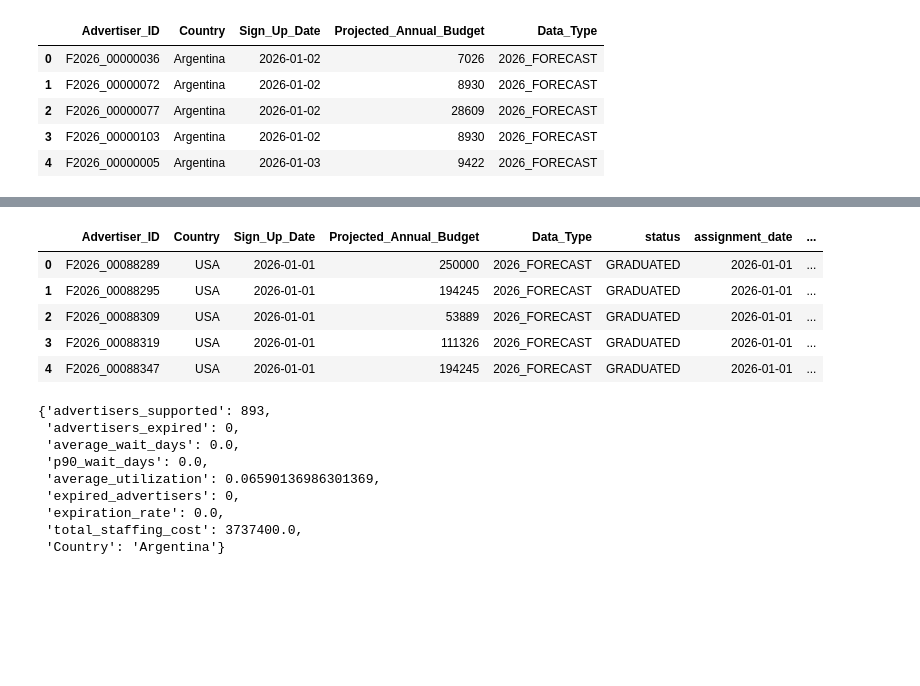
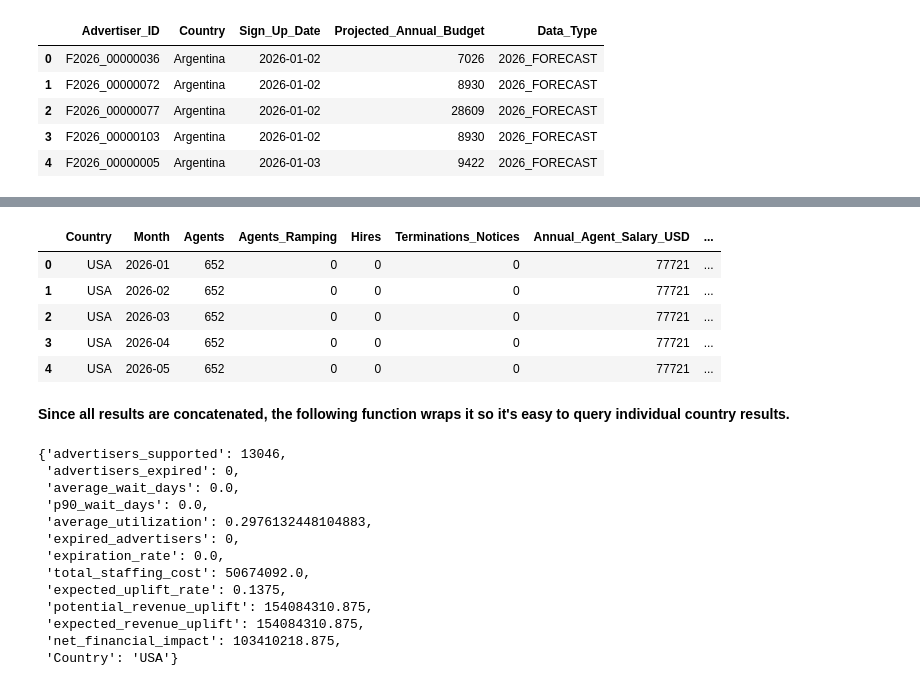
Before and after one commit to aschan12/DADS5250Hackathon, a Jupyter notebook: Hackathon_notebook.ipynb, the cells around one changed output, grey strips where cells are left out. Cells and saved outputs as stored; diff of their text form; code cells hidden in the pictures; blank space fills up the shorter version.

```diff
--- a/Hackathon_notebook.ipynb
+++ b/Hackathon_notebook.ipynb
@@ -297,17 +395,13 @@ def forecast_2026_monthly_demand(monthly_demand, min_growth=-0.20, max_growth=0.
 
         Forecast logic:
             Growth = (2025 Demand - 2024 Demand) / 2024 Demand
-
             2026 Forecast = 2025 Demand * (1 + Applied Growth)
 
-        Growth is capped to prevent extreme forecasts.
-        min_growth : float
-            Minimum allowed growth rate.
-            Default = -20%.
-
-        max_growth : float
-            Maximum allowed growth rate.
-            Default = +30%.
+        Growth is capped to prevent extreme forecasts:
+            min_growth : Minimum allowed growth rate.
+                Default = -20%.
+            max_growth : Maximum allowed growth rate.
+                Default = +30%.
 
     """
 
@@ -322,17 +416,14 @@ def forecast_2026_monthly_demand(monthly_demand, min_growth=-0.20, max_growth=0.
 
     # Final output
     forecast = monthly_demand[
-        [
-            "Country",
+        ["Country",
             "Month",
             "Month_Number",
             "Demand_2024",
             "Demand_2025",
             "Growth_Rate",
             "Applied_Growth",
-            "Forecast_2026"
-        ]
-    ].copy()
+            "Forecast_2026"]].copy()
 
 
     return (forecast.sort_values(["Country", "Month"]).reset_index(drop=True))
@@ -349,12 +442,10 @@ forecast_2026.head()
 # %%
 def create_2026_forecast_advertisers(forecast_2026, historical_advertisers, random_seed=42):
     """
-    Converts monthly 2026 demand forecasts into advertiser-level
-    records for the daily staffing simulator.
+    Converts monthly 2026 demand forecasts into advertiser-level records for the daily staffing simulator.
 
     historical_advertisers : from 2024-2025
-    random_seed : int
-        Makes the generated forecast reproducible.
+    random_seed : Makes the generated forecast reproducible.
 
     """
 
@@ -364,11 +455,9 @@ def create_2026_forecast_advertisers(forecast_2026, historical_advertisers, rand
     # Ensure dates have the correct type
     historical["Sign_Up_Date"] = pd.to_datetime(historical["Sign_Up_Date"])
 
-    # Keep only the required historical years
+    # Ensure only 2024 and 2025 years
     historical = historical[historical["Sign_Up_Date"].dt.year.isin([2024, 2025])].copy()
-
     historical["Month_Number"] = (historical["Sign_Up_Date"].dt.month)
-
     historical["Day_Of_Month"] = (historical["Sign_Up_Date"].dt.day)
 
     rng = np.random.default_rng(random_seed)
@@ -466,9 +544,0 @@ simulation_daily.head()
-# %%
-simulation_advertisers.head()
-# %% [output]
-|  | Advertiser_ID | Country | Sign_Up_Date | Projected_Annual_Budget | Data_Type | status | assignment_date | ... |
-| 0 | F2026_00088289 | USA | 2026-01-01 | 250000 | 2026_FORECAST | GRADUATED | 2026-01-01 | ... |
-| 1 | F2026_00088295 | USA | 2026-01-01 | 194245 | 2026_FORECAST | GRADUATED | 2026-01-01 | ... |
-| 2 | F2026_00088309 | USA | 2026-01-01 | 53889 | 2026_FORECAST | GRADUATED | 2026-01-01 | ... |
-| 3 | F2026_00088319 | USA | 2026-01-01 | 111326 | 2026_FORECAST | GRADUATED | 2026-01-01 | ... |
-| 4 | F2026_00088347 | USA | 2026-01-01 | 194245 | 2026_FORECAST | GRADUATED | 2026-01-01 | ... |
@@ -479,3 +545,17 @@ simulation_advertisers.head()
+# %%
+#baseline_staffing_plan.head()
+#simulation_daily.head()
+#simulation_advertisers.head()
+simulation_staffing.head()
+# %% [output]
+|  | Country | Month | Agents | Agents_Ramping | Hires | Terminations_Notices | Annual_Agent_Salary_USD | ... |
+| 0 | USA | 2026-01 | 652 | 0 | 0 | 0 | 77721 | ... |
+| 1 | USA | 2026-02 | 652 | 0 | 0 | 0 | 77721 | ... |
+| 2 | USA | 2026-03 | 652 | 0 | 0 | 0 | 77721 | ... |
+| 3 | USA | 2026-04 | 652 | 0 | 0 | 0 | 77721 | ... |
+| 4 | USA | 2026-05 | 652 | 0 | 0 | 0 | 77721 | ... |
+# %% [markdown]
+<b> Since all results are concatenated, the following function wraps it so it's easy to query individual country results. </b>
 # %%
 def evaluate_country(country, simulation_advertisers, simulation_daily, simulation_staffing):
 
@@ -487,16 +567,20 @@ def evaluate_country(country, simulation_advertisers, simulation_daily, simulati
 
     return metrics
 # %%
-argentina_metrics = evaluate_country("Argentina", simulation_advertisers, simulation_daily, simulation_staffing)
+argentina_metrics = evaluate_country("USA", simulation_advertisers, simulation_daily, simulation_staffing)
 
 argentina_metrics
 # %% [output]
-{'advertisers_supported': 893,
+{'advertisers_supported': 13046,
  'advertisers_expired': 0,
  'average_wait_days': 0.0,
  'p90_wait_days': 0.0,
- 'average_utilization': 0.06590136986301369,
+ 'average_utilization': 0.2976132448104883,
  'expired_advertisers': 0,
  'expiration_rate': 0.0,
- 'total_staffing_cost': 3737400.0,
- 'Country': 'Argentina'}
+ 'total_staffing_cost': 50674092.0,
+ 'expected_uplift_rate': 0.1375,
+ 'potential_revenue_uplift': 154084310.875,
+ 'expected_revenue_uplift': 154084310.875,
+ 'net_financial_impact': 103410218.875,
+ 'Country': 'USA'}
```
Also changed, not shown: parts of 21 cells of this notebook.
